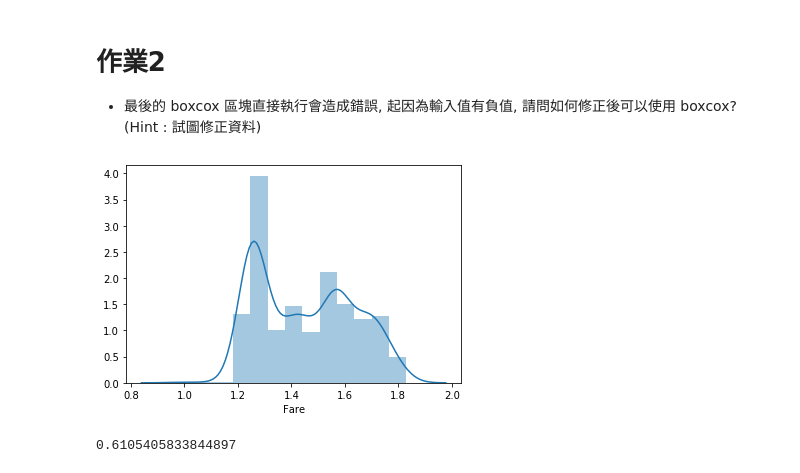
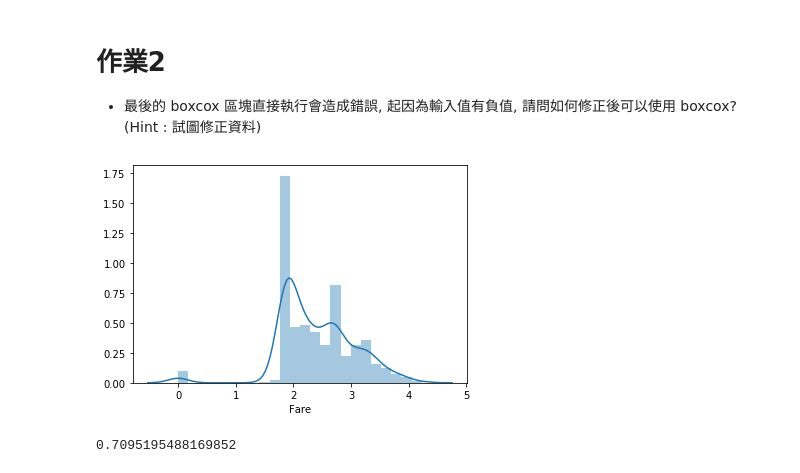
Before and after one commit to k1012ken/ML100Days, a Jupyter notebook: homework/Day_023_HW.ipynb, the cells around one changed output. Saved outputs shown, nothing was run; the diff lists cells and outputs as text; code cells hidden in the pictures.

```diff
--- a/homework/Day_023_HW.ipynb
+++ b/homework/Day_023_HW.ipynb
@@ -98,21 +98,21 @@ cross_val_score(estimator, train_X, train_Y, cv=5).mean()
 # %%
 # 將 Fare 取 boxcox 後, 看散佈圖, 並計算分數 (執行會有 error, 請試圖修正)
 from scipy import stats
 df_fixed = copy.deepcopy(df)
 """
 Your Code Here, fix the error
 """
 # 篩選 Fare > 0
-df_fixed = df_fixed[df_fixed['Fare'] > 0]
+df_fixed['Fare'] = df_fixed['Fare'] + 1
 
 df_fixed['Fare'] = stats.boxcox(df_fixed['Fare'])[0]
 sns.distplot(df_fixed['Fare'][:train_num])
 plt.show()
 
 df_fixed = MMEncoder.fit_transform(df_fixed)
 train_X = df_fixed[:train_num]
 estimator = LogisticRegression()
 cross_val_score(estimator, train_X, train_Y, cv=5).mean()
 # %% [output]
-[figure, old version]
+[figure, new version]
-0.6105405833844897
+0.7095195488169852
```
